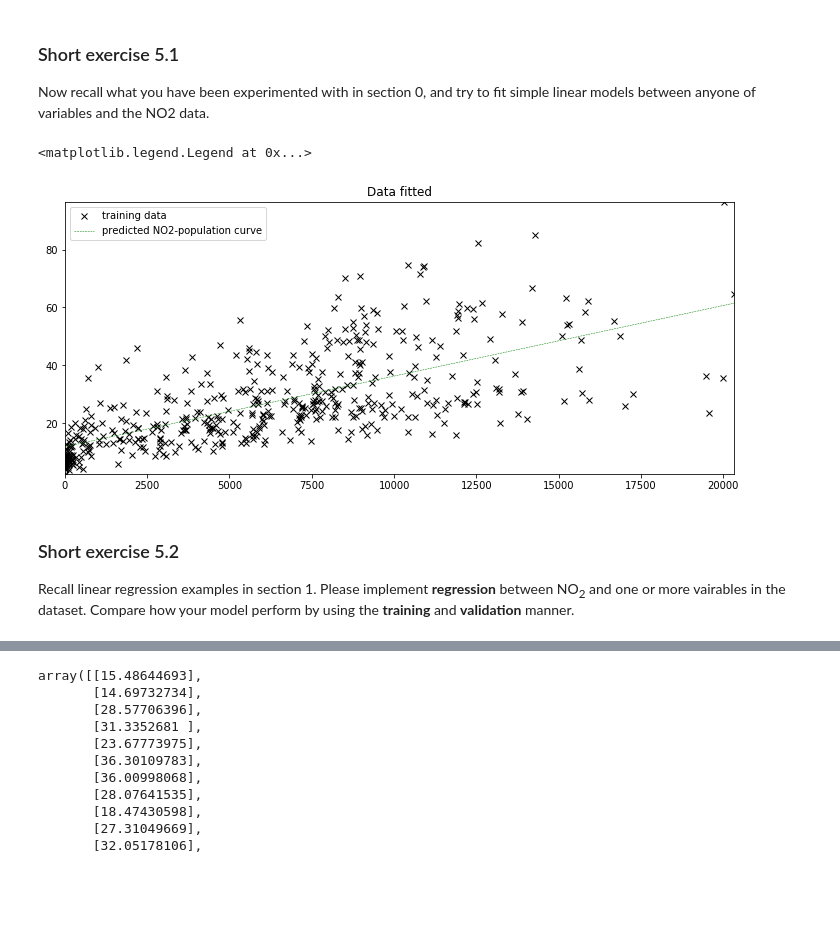
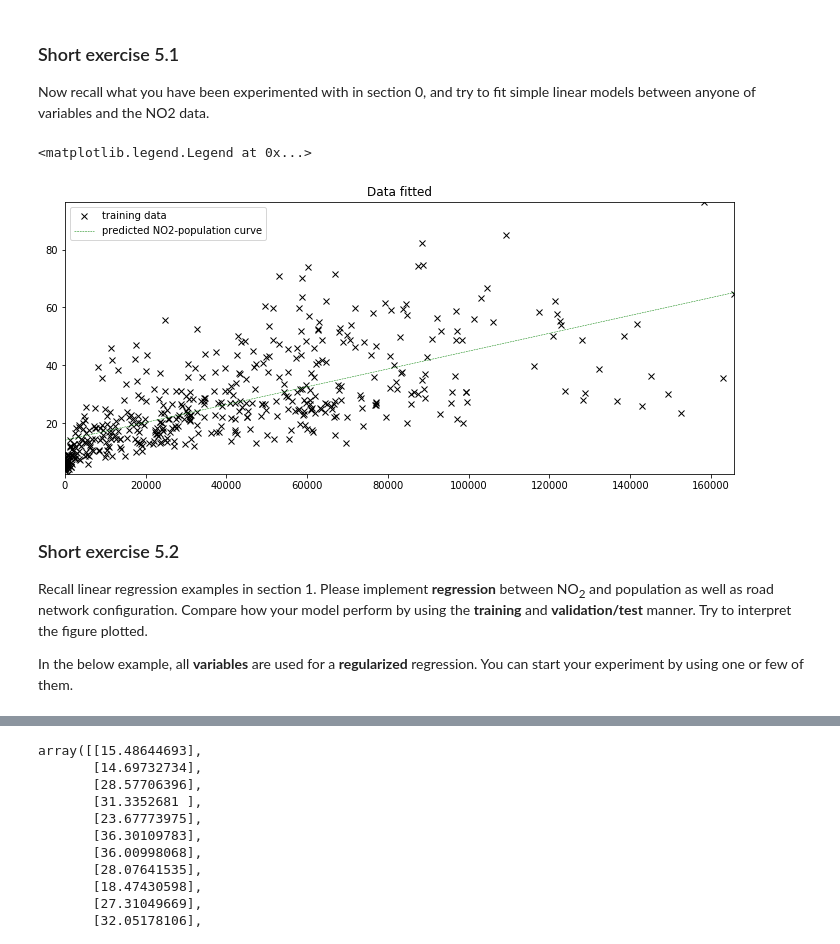
Before and after one commit to jonwangio/uu_ml, a Jupyter notebook: 5_regression_airPollution.ipynb, the cells around one changed output, grey strips where cells are left out. Cells and saved outputs as stored; diff of their text form; code cells hidden in the pictures; blank space fills up the shorter version.

```diff
--- a/5_regression_airPollution.ipynb
+++ b/5_regression_airPollution.ipynb
@@ -139,41 +139,43 @@ def fit(x, y):
     # X is referred as designed vector/matrix in the form of [1, x]' and θ is [θ1, θ2]'
     X_mat=np.hstack((np.ones(len(x)).reshape(-1,1), x))  # X_mat is a designed matrix
 
     # Given the observed data y, a proper solution of θ to M(x) can be: θ* = argmin (||y - X @ θ||^2_2)
     theta = np.linalg.inv(X_mat.T.dot(X_mat)).dot(X_mat.T).dot(y)  # If you see an @ in the middle of a line, that's matrix multiplication.
     var = np.mean(np.square(X_mat @ theta - y))
     return theta, var
 
 def predict(x, theta, var, return_std:bool=False):
     X_mat=np.hstack((np.ones(len(x)).reshape(-1,1), x))  # X_mat is a designed matrix
     y = X_mat @ theta
     if return_std:
         y_std = np.sqrt(var) + np.zeros_like(y)
         return y, y_std
     return y
 
-column_name = 'population_1000m'  # Select data column
+column_name = 'population_3000m'  # Select data column
 weights, variance = fit(data_all[column_name].values.reshape(-1,1), data_all['weekday_daytime_no2'].values)
 
 x_all = np.linspace(data_all[column_name].values.min(), data_all[column_name].values.max(), 500).reshape(-1,1)
 no2_predict = predict(x_all, weights, variance)
 
 plt.figure(figsize=(12,5))
 plt.xlim([data_all[column_name].values.min(), data_all[column_name].values.max()])
 plt.ylim([data_all['weekday_daytime_no2'].values.min(), data_all['weekday_daytime_no2'].values.max()])
 plt.title('Data fitted')
 plt.plot(data_all[column_name].values, data_all['weekday_daytime_no2'].values,'kx',label='training data')
 plt.plot(x_all, no2_predict, '--g', linewidth=.5, label='predicted NO2-population curve')
 plt.legend()
 # %% [output]
 <matplotlib.legend.Legend at 0x...>
-[figure, old version]
+[figure, new version]
 # %%
 # Try to further explore how each variable correlates to the NO2
 # %% [markdown]
 ### Short exercise 5.2
 
-Recall linear regression examples in section 1. Please implement **regression** between NO<sub>2</sub> and one or more vairables in the dataset. Compare how your model perform by using the **training** and **validation** manner.
+Recall linear regression examples in section 1. Please implement **regression** between NO<sub>2</sub> and population as well as road network configuration. Compare how your model perform by using the **training** and **validation/test** manner. Try to interpret the figure plotted.
+
+In the below example, all **variables** are used for a **regularized** regression. You can start your experiment by using one or few of them.
 # %%
 # This time, try to use all modules from sklearn for data preparation
 from sklearn.linear_model import Lasso, Ridge
```
Also changed, not shown: parts of 7 cells of this notebook.
